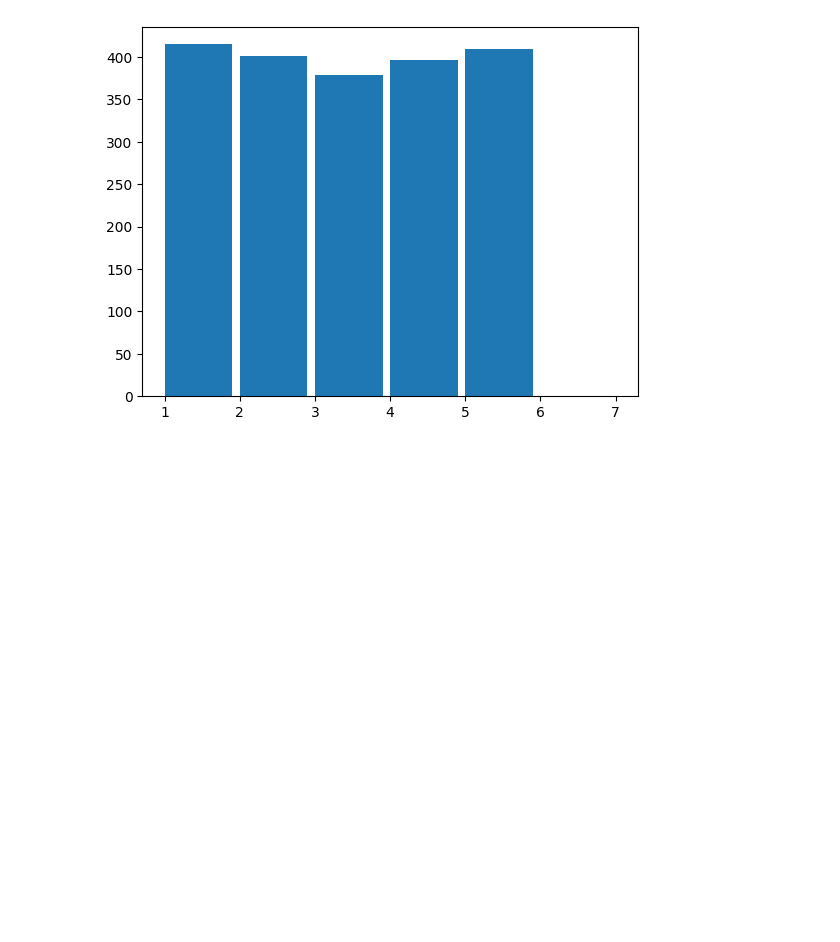
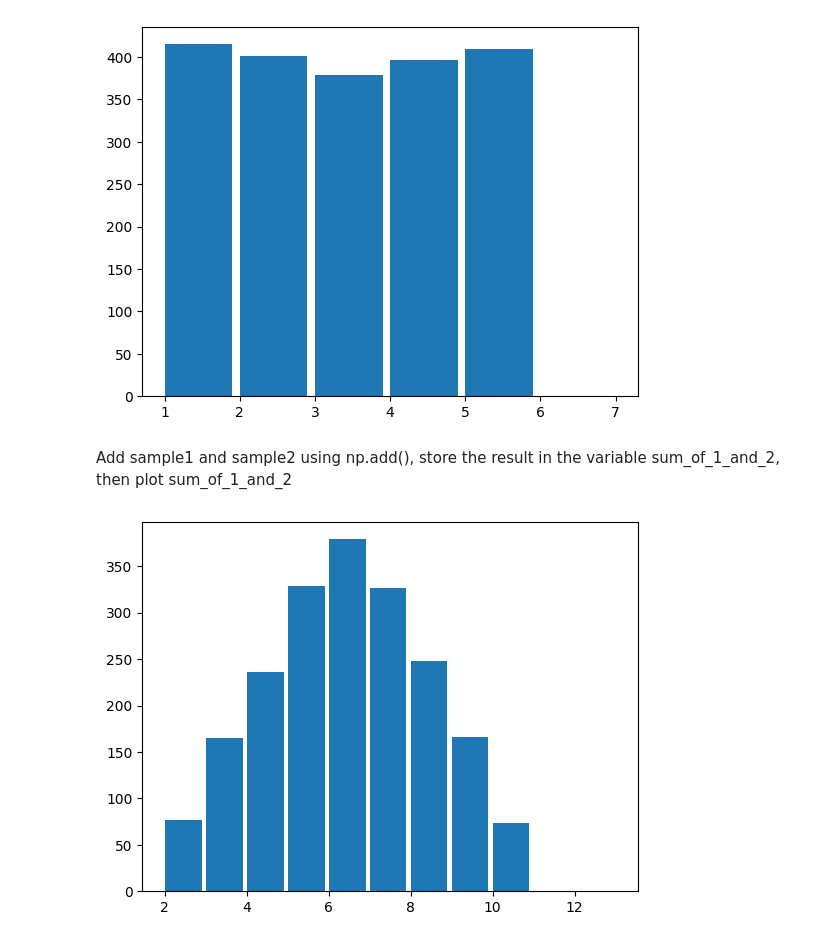
Before and after one commit to ozlerhakan/datacamp, a Jupyter notebook: Foundations of Probability in Python/chapter4.ipynb, the cells around one changed output. Saved outputs shown, nothing was run; the diff lists cells and outputs as text; code cells hidden in the pictures; blank space fills up the shorter version.

Commit message:
add the 2nd exercise roll_dice

```diff
--- a/Foundations of Probability in Python/chapter4.ipynb
+++ b/Foundations of Probability in Python/chapter4.ipynb
@@ -231,3 +231,21 @@ plt.hist(sample1, bins=range(1, 8), width=0.9)
 plt.show()
 # %% [output]
 [figure]
+# %% [markdown]
+Add sample1 and sample2 using np.add(), store the result in the variable sum_of_1_and_2, then plot sum_of_1_and_2
+# %%
+
+np.random.seed(42)
+
+
+sample1 = roll_dice(2000)
+sample2 = roll_dice(2000)
+
+
+sum_of_1_and_2 = np.add(sample1, sample2)
+
+
+plt.hist(sum_of_1_and_2, bins=range(2, 14), width=0.9)
+plt.show()
+# %% [output]
+[figure, added]
```
